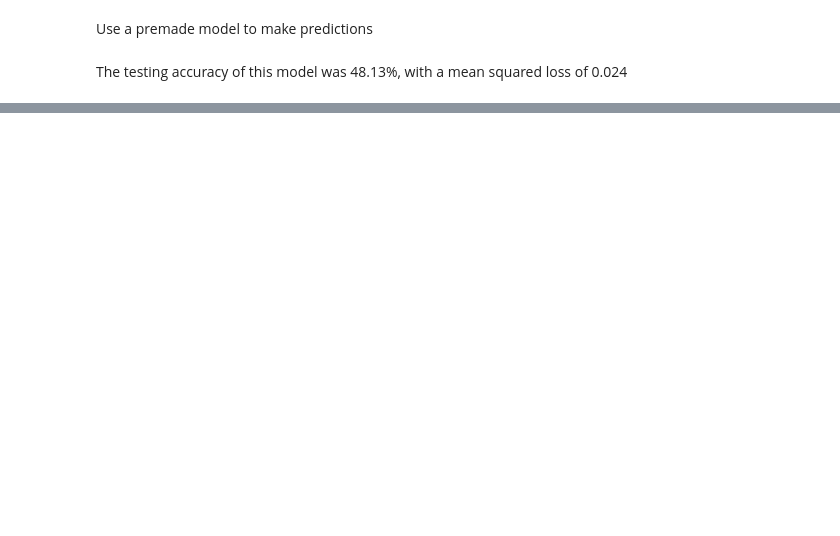
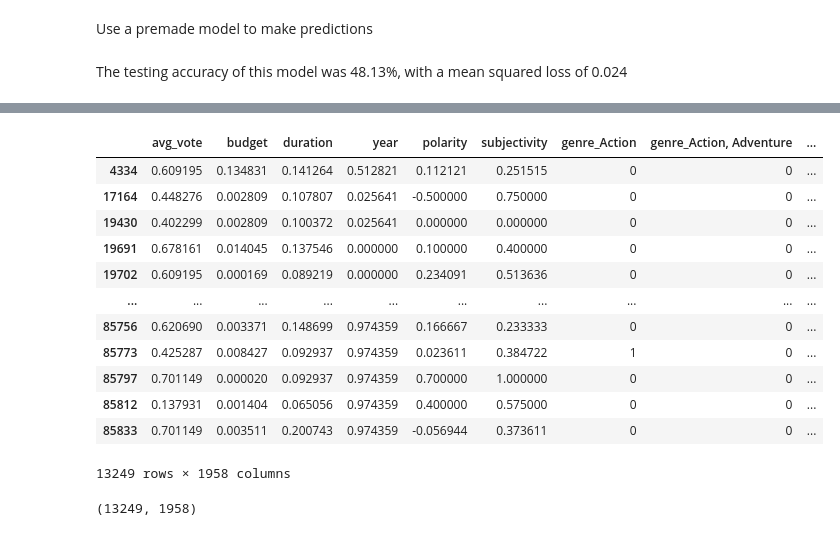
Before and after one commit to Shayshu-NR/Movie-Rating-AI, a Jupyter notebook: APS360_Final_Project.ipynb, the cells around one changed output, grey strips where cells are left out. Drawn from its saved outputs; the diff is of its cells as text; code cells hidden in the pictures; blank space fills up the shorter version.

```diff
--- a/APS360_Final_Project.ipynb
+++ b/APS360_Final_Project.ipynb
@@ -122,0 +368,23 @@ The testing accuracy of this model was 48.13%, with a mean squared loss of 0.024
+# %%
+# Normalize budget
+cont_features = no_foreign[['budget', 'duration', 'year', 'avg_vote']]
+
+normalized = no_foreign
+
+normalized['budget']  = (normalized['budget'] - normalized['budget'].min()) / (normalized['budget'].max() - normalized['budget'].min())
+normalized['duration']  = (normalized['duration'] - normalized['duration'].min()) / (normalized['duration'].max() - normalized['duration'].min())
+normalized['year']  = (normalized['year'] - normalized['year'].min()) / (normalized['year'].max() - normalized['year'].min())
+normalized['avg_vote']  = (normalized['avg_vote'] - normalized['avg_vote'].min()) / (normalized['avg_vote'].max() - normalized['avg_vote'].min())
+normalized['polarity'] = normalized['description'].apply(lambda x: TextBlob(x).sentiment[0])
+normalized['subjectivity'] = normalized['description'].apply(lambda x: TextBlob(x).sentiment[1])
+# %%
+normalized['lead_actor']  = normalized['actors'].apply(lambda x: x.split(",")[0])
+normalized['supporting_actor_1'] = normalized['actors'].apply(lambda x: x.split(",")[1] if len(x.split(",")) >= 2 else "")
+normalized['supporting_actor_2'] = normalized['actors'].apply(lambda x: x.split(",")[2] if len(x.split(",")) >= 3 else "")
+# %%
+#normalized_labels  = normalized[['avg_vote']]
+#normalized = normalized[['genre', 'budget', 'country', 'duration', 'year', 'director', 'lead_actor', 'supporting_actor_1', 'supporting_actor_2', 'polarity', 'subjectivity']]
+#normalized = normalized[['avg_vote','genre', 'budget', 'country', 'duration', 'year', 'director', 'lead_actor', 'supporting_actor_1', 'supporting_actor_2', 'polarity', 'subjectivity']]
+#normalized = normalized[['avg_vote','genre', 'budget', 'country', 'duration', 'year', 'director', 'polarity', 'subjectivity']]
+# normalized = normalized[['avg_vote','genre', 'budget', 'country', 'duration', 'year', 'polarity', 'subjectivity']]
+normalized = normalized[['avg_vote','genre', 'budget', 'country', 'duration', 'year', 'polarity', 'subjectivity']]
@@ -122,0 +407,18 @@ The testing accuracy of this model was 48.13%, with a mean squared loss of 0.024
+# %%
+data = pd.get_dummies(normalized)
+# %%
+data
+# %% [output]
+|  | avg_vote | budget | duration | year | polarity | subjectivity | genre_Action | genre_Action, Adventure | ... |
+| 4334 | 0.609195 | 0.134831 | 0.141264 | 0.512821 | 0.112121 | 0.251515 | 0 | 0 | ... |
+| 17164 | 0.448276 | 0.002809 | 0.107807 | 0.025641 | -0.500000 | 0.750000 | 0 | 0 | ... |
+| 19430 | 0.402299 | 0.002809 | 0.100372 | 0.025641 | 0.000000 | 0.000000 | 0 | 0 | ... |
+| 19691 | 0.678161 | 0.014045 | 0.137546 | 0.000000 | 0.100000 | 0.400000 | 0 | 0 | ... |
+| 19702 | 0.609195 | 0.000169 | 0.089219 | 0.000000 | 0.234091 | 0.513636 | 0 | 0 | ... |
+| ... | ... | ... | ... | ... | ... | ... | ... | ... | ... |
+| 85756 | 0.620690 | 0.003371 | 0.148699 | 0.974359 | 0.166667 | 0.233333 | 0 | 0 | ... |
+| 85773 | 0.425287 | 0.008427 | 0.092937 | 0.974359 | 0.023611 | 0.384722 | 1 | 0 | ... |
+| 85797 | 0.701149 | 0.000020 | 0.092937 | 0.974359 | 0.700000 | 1.000000 | 0 | 0 | ... |
+| 85812 | 0.137931 | 0.001404 | 0.065056 | 0.974359 | 0.400000 | 0.575000 | 0 | 0 | ... |
+| 85833 | 0.701149 | 0.003511 | 0.200743 | 0.974359 | -0.056944 | 0.373611 | 0 | 0 | ... |
+13249 rows × 1958 columns
@@ -122,0 +428,4 @@ The testing accuracy of this model was 48.13%, with a mean squared loss of 0.024
+# %%
+datanp.shape
+# %% [output]
+(13249, 1958)
```
Also changed, not shown: parts of 41 cells of this notebook.
